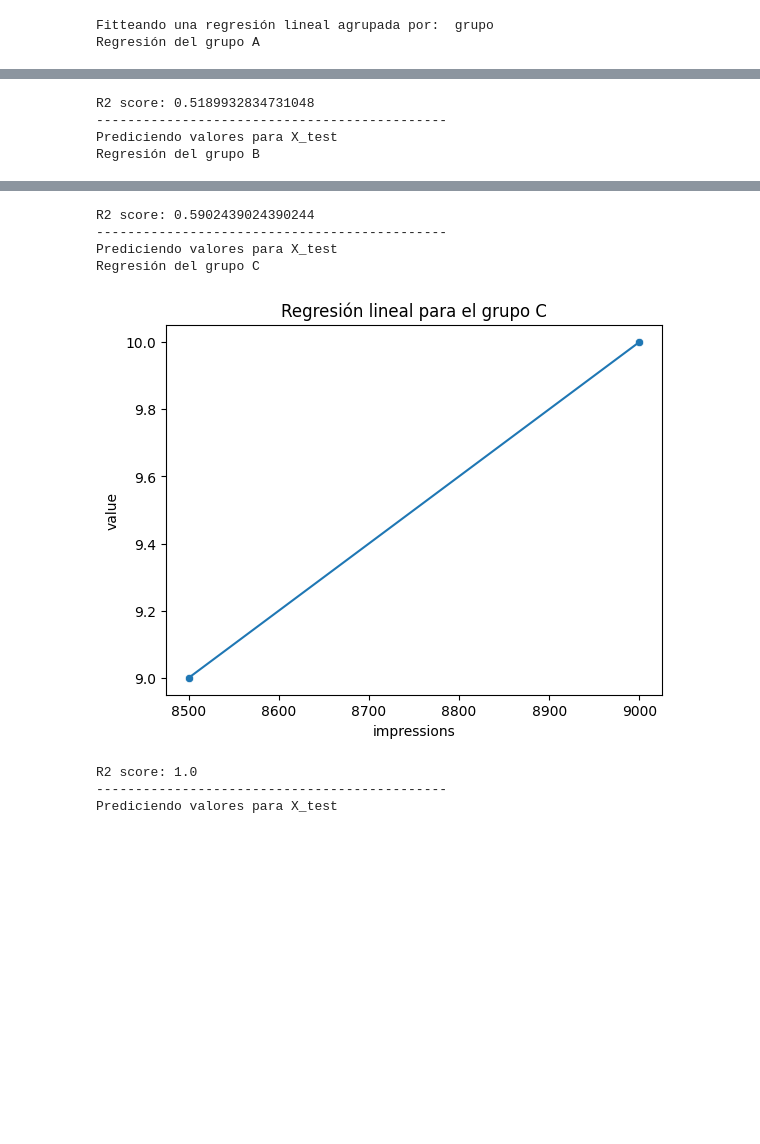
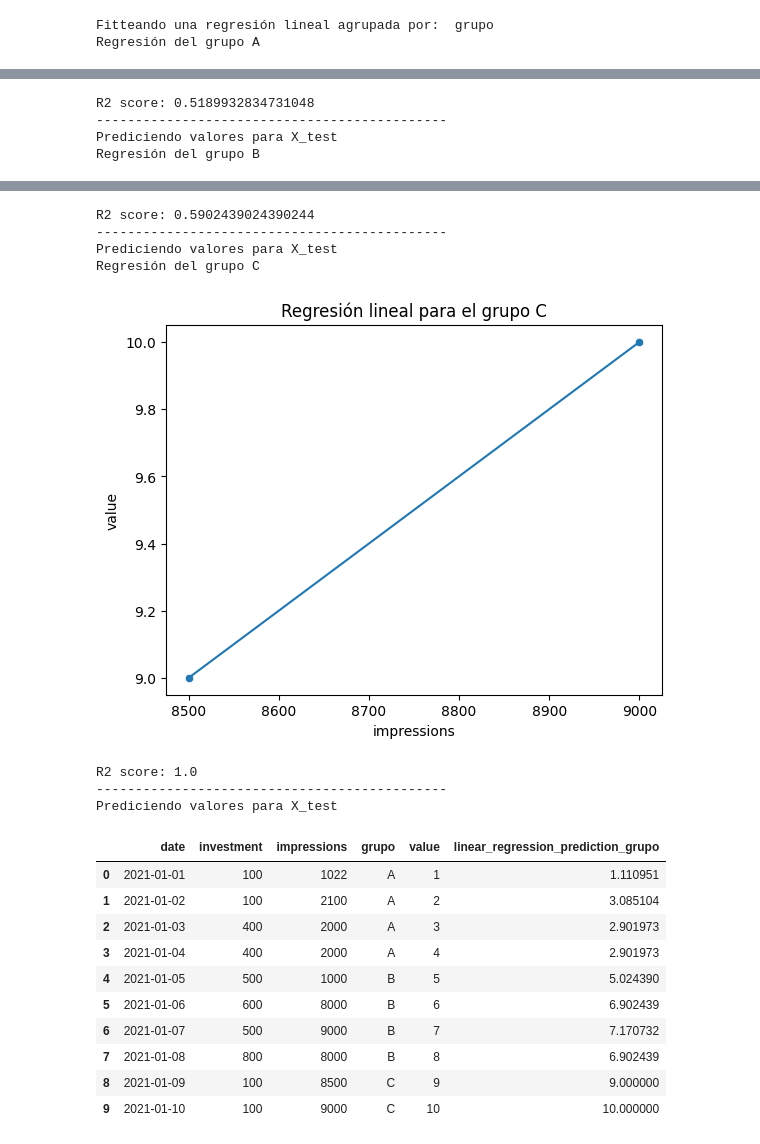
Before and after one commit to SantiagoRomanoOddone/Mim.NET, a Jupyter notebook: feature_engineering/Ejemplos de uso de funciones.ipynb, the cells around one changed output, grey strips where cells are left out. Drawn from its saved outputs; the diff is of its cells as text; code cells hidden in the pictures; blank space fills up the shorter version.

```diff
--- a/feature_engineering/Ejemplos de uso de funciones.ipynb
+++ b/feature_engineering/Ejemplos de uso de funciones.ipynb
@@ -162,30 +210,42 @@ df = pd.DataFrame({
     'impressions': [1022, 2100, 2000, 2000, 1000, 8000, 9000, 8000, 8500, 9000],
     'grupo': ['A', 'A', 'A', 'A', 'B', 'B', 'B', 'B', 'C', 'C'],
     'value': [1, 2, 3, 4, 5, 6, 7, 8, 9, 10]
 })
 
 # Dataframe que usaremos para predecir
 test_df = pd.DataFrame({
     'investment': [100, 200, 100, 400, 500],
     'impressions': [1000, 4000, 1000, 4000, 5000],
     'grupo': ['A', 'A', 'B', 'B', 'C']
 })
 
 df, test_df= fit_linear_regression(df, ['impressions'], 'value', group=True, groupping_variable='grupo' ,plot=True, pred=True, X_test=test_df)
+df
 # %% [output]
 Fitteando una regresión lineal agrupada por:  grupo
 Regresión del grupo A
 [figure]
 R2 score: 0.5189932834731048
 ---------------------------------------------
 Prediciendo valores para X_test
 Regresión del grupo B
 [figure]
 R2 score: 0.5902439024390244
 ---------------------------------------------
 Prediciendo valores para X_test
 Regresión del grupo C
 [figure]
 R2 score: 1.0
 ---------------------------------------------
 Prediciendo valores para X_test
+|  | date | investment | impressions | grupo | value | linear_regression_prediction_grupo |
+| 0 | 2021-01-01 | 100 | 1022 | A | 1 | 1.110951 |
+| 1 | 2021-01-02 | 100 | 2100 | A | 2 | 3.085104 |
+| 2 | 2021-01-03 | 400 | 2000 | A | 3 | 2.901973 |
+| 3 | 2021-01-04 | 400 | 2000 | A | 4 | 2.901973 |
+| 4 | 2021-01-05 | 500 | 1000 | B | 5 | 5.024390 |
+| 5 | 2021-01-06 | 600 | 8000 | B | 6 | 6.902439 |
+| 6 | 2021-01-07 | 500 | 9000 | B | 7 | 7.170732 |
+| 7 | 2021-01-08 | 800 | 8000 | B | 8 | 6.902439 |
+| 8 | 2021-01-09 | 100 | 8500 | C | 9 | 9.000000 |
+| 9 | 2021-01-10 | 100 | 9000 | C | 10 | 10.000000 |
```
Also changed, not shown: parts of 2 cells of this notebook, 1 other file.
